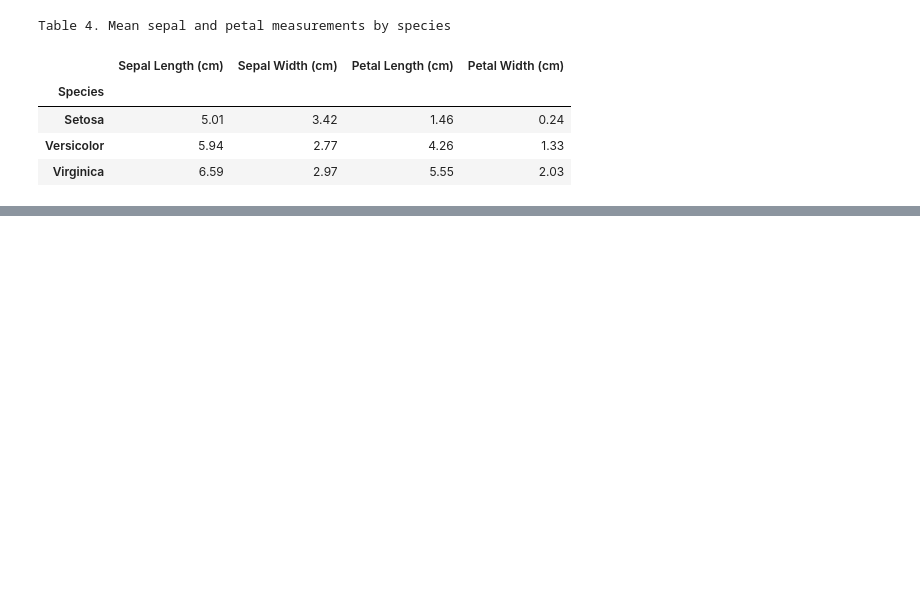
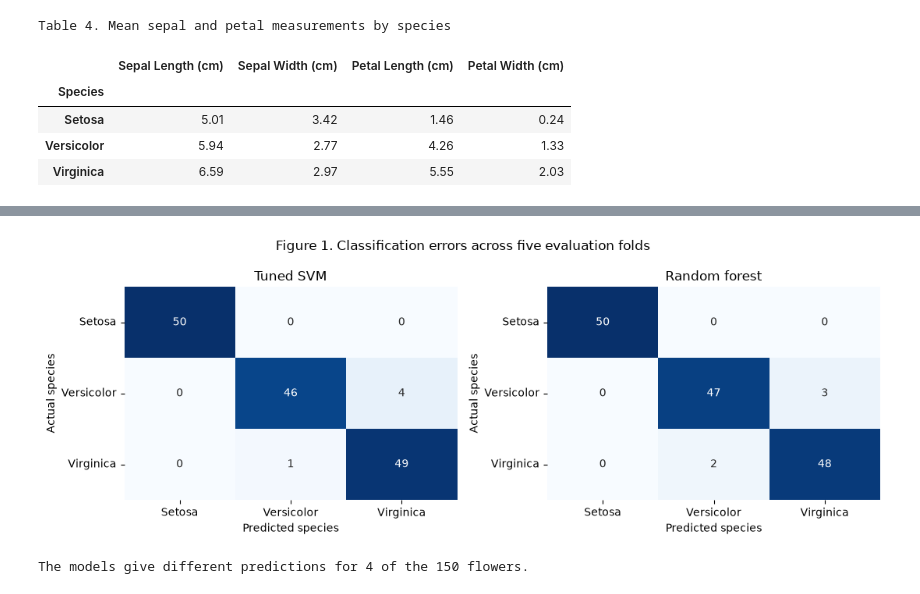
Before and after one commit to sallyyc/datasci530fall2026, a Jupyter notebook: Assignments/Assignment 5/Assignment 5.ipynb, the cells around one changed output, grey strips where cells are left out. Saved outputs shown, nothing was run; the diff lists cells and outputs as text; code cells hidden in the pictures; blank space fills up the shorter version.

```diff
--- a/Assignments/Assignment 5/Assignment 5.ipynb
+++ b/Assignments/Assignment 5/Assignment 5.ipynb
@@ -147,0 +453,66 @@ These differences suggest that petal measurements may be useful predictors of sp
+# %%
+from sklearn.model_selection import cross_val_predict
+
+# Predict held out flowers
+svm_cv_predictions = cross_val_predict(
+    svm_search,
+    X,
+    y_class,
+    cv=folds)
+
+rf_cv_predictions = cross_val_predict(
+    rf_model,
+    X,
+    y_class,
+    cv=folds)
+# %%
+# Match species order across plots
+species = sorted(y_class.unique())
+species_names = [
+    name.replace("Iris-", "").capitalize()
+    for name in species
+]
+
+fig, axes = plt.subplots(1, 2, figsize=(11, 4))
+
+for ax, predictions, title in zip(
+    axes,
+    [svm_cv_predictions, rf_cv_predictions],
+    ["Tuned SVM", "Random forest"]):
+    cm = confusion_matrix(
+        y_class,
+        predictions,
+        labels=species)
+
+    sns.heatmap(
+        cm,
+        annot=True,
+        fmt="d",
+        cmap="Blues",
+        vmin=0,
+        vmax=50,
+        cbar=False,
+        xticklabels=species_names,
+        yticklabels=species_names,
+        ax=ax)
+
+    ax.set_title(title)
+    ax.set_xlabel("Predicted species")
+    ax.set_ylabel("Actual species")
+    ax.tick_params(axis="y", labelrotation=0)
+
+fig.suptitle("Figure 1. Classification errors across five evaluation folds")
+plt.tight_layout()
+plt.show()
+# %% [output]
+[figure, added]
+# %%
+# Count disagreements between models
+different_predictions = (
+    svm_cv_predictions != rf_cv_predictions).sum()
+
+print(
+    f"The models give different predictions for "
+    f"{different_predictions} of the 150 flowers.")
+# %% [output]
+The models give different predictions for 4 of the 150 flowers.
```
Also changed, not shown: parts of 43 cells of this notebook, 4 other files.
